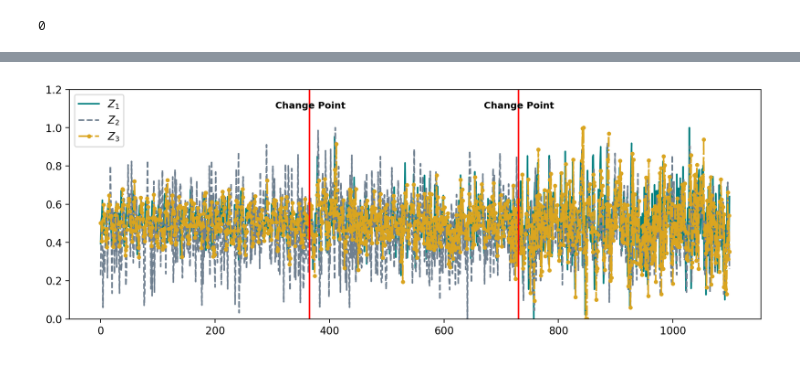
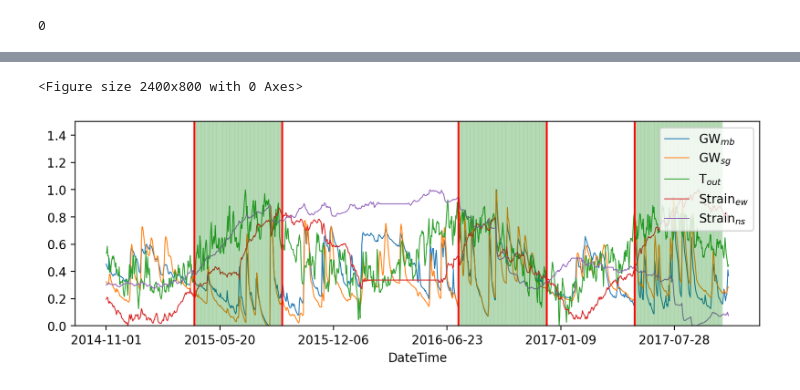
Before and after one commit to wasimahmadpk/RegimeIdentification, a Jupyter notebook: src/regimes_identification.ipynb, the cells around one changed output, grey strips where cells are left out. Cells and saved outputs as stored; diff of their text form; code cells hidden in the pictures.

```diff
--- a/src/regimes_identification.ipynb
+++ b/src/regimes_identification.ipynb
@@ -38,7 +40,7 @@ def pyriemann_clusters(data):
     mapping1 = {}
     mapping2 = {}
 
-    kmeans = Kmeans(3, metric='riemann', tol=1e-3, init='random')
+    kmeans = Kmeans(2, metric='riemann', tol=1e-3, init='random')
     kmeans.fit(data)
     labels = kmeans.predict(data)
     centroids = kmeans.centroids
@@ -112,8 +115,8 @@ data = pd.read_csv(r'../datasets/synthetic_datac.csv')
 # start, end = '2016-06-15', '2016-12-30'
 # mask = (data['DateTime'] > '2014-11-01') & (data['DateTime'] <= '2015-12-28')
 # data = data.loc[mask]
-# data = data.fillna(method='pad')
-# data = data.set_index('DateTime')
+data = data.fillna(method='pad')
+data = data.set_index('DateTime')
 # data = data[start: end]
 data.info()
 # %% [output]
@@ -159,17 +187,17 @@ dtype: int64
 # %%
 # toplot = [ 'rain', 'snow_load', 'pressure_outside','gw_mb', 'gw_sg', 'gw_west', 'strain_ns_corrected']
-# toplot = ['gw_mb', 'gw_sg', 'gw_west', 'gw_south', 'strain_ew_corrected', 'strain_ns_corrected']
-toplot = ['Z1', 'Z2','Z3']
+toplot = ['gw_mb', 'gw_sg', 'temperature_outside', 'strain_ew_corrected', 'strain_ns_corrected']
+# toplot = ['Z1', 'Z2','Z3']
 
 for i in toplot:
-    data[i].plot(use_index=True)
+    data[i].plot(use_index=True, figsize=(10, 4), linewidth=0.75, alpha=0.66)
     plt.legend(toplot)
 
 
-plt.ylim(0, 1.250)
-plt.gcf().autofmt_xdate()
+plt.ylim(0, 1.5)
+# plt.gcf().autofmt_xdate()
 # plt.legend(['Temperature', 'Ground Water', 'Strain_EW', 'Strain_NS'])
-plt.legend(['$Z_{1}$', '$Z_{2}$', '$Z_{3}$'])
+# plt.legend(['$Z_{1}$', '$Z_{2}$', '$Z_{3}$'])
 # plt.savefig("synreg25Apr.png")
 plt.show()
 # %% [output]
@@ -181,5 +205,5 @@ ts = pd.DataFrame(ts, columns=['t1', 't2'])
 # %%
-winsize = 60 # 85
+winsize = 155 # 85
 metricE = 'Euclidean'
 metricR = 'Riemannian'
 clusters, cluster_idx = get_regimes(data, winsize, metricR)
@@ -206,9 +231,9 @@ datanew['Clusters'] = clusters_extended
 #         dfs.append(datanew.loc[datanew['Clusters'] == list(set(clusters))[c]])
 # %%
 # toplot = [ 'rain','strain_ns_corrected', 'tides_ns', 'temperature_outside', 'pressure_outside', 'gw_west']
-# toplot = ['gw_mb', 'gw_sg', 'temperature_outside', 'strain_ew_corrected', 'strain_ns_corrected']
+toplot = ['gw_mb', 'gw_sg', 'temperature_outside', 'strain_ew_corrected', 'strain_ns_corrected']
 # toplot = ['gw_mb', 'gw_sg', 'gw_west', 'gw_south', 'strain_ns_corrected']
-toplot = ['Z1', 'Z3', 'Z5']
+# toplot = ['Z1', 'Z3', 'Z5']
 # toplot = ['Hs', 'P', 'W' ]
 colors = ['r', 'g', 'b', 'y', 'c']
 # toplot = ['t1', 't2']
@@ -220,54 +245,59 @@ start = 0
 # for c in range(len(clusters)):
 
 #     if clusters[c] == 0:
 #             marker = '-'
 #     elif clusters[c] == 1:
 #             marker = '-'
 #     elif clusters[c] == 2:
 #             marker = '-'
 #     for i in toplot:
 
 #         data[i].plot(use_index=True)
 #         plt.legend(toplot)
 # #         plt.plot(t[start: start+winsize], data[toplot[i]].values[start: start + winsize], colors[i]+marker)
 # #         plt.plot(t[start: start + winsize], data[toplot[i+1]].values[start: start + winsize], color)
 # #         plt.plot(t[start: start + winsize], data[toplot[i+2]].values[start: start + winsize], color)
 
 #     start = start + winsize
 
+
 plt.figure(figsize=(12, 4))
 col = ['teal', 'slategrey', 'goldenrod']
 mark = ['-', '--', '.-.']
-for i, v in enumerate(toplot):
-        # data.plot(use_index=True, figsize=(10, 3), linewidth=0.75, alpha=0.66, color=['green', 'blue', 'red'])
-        plt.plot(data[v], mark[i], color=col[i])
+
+# for i, v in enumerate(toplot):
+#         data.plot(use_index=True, figsize=(10, 3), linewidth=0.75)
+#         plt.plot(data[v], mark[i], color=col[i])
 #         plt.plot(t[start: start+winsize], data[toplot[i]].values[start: start + winsize], colors[i]+marker)
 #         plt.plot(t[start: start + winsize], data[toplot[i+1]].values[start: start + winsize], color)
 #         plt.plot(t[start: start + winsize], data[toplot[i+2]].values[start: start + winsize], color)
 
-
+data[toplot].plot(use_index=True, figsize=(10, 3), linewidth=0.75)
 plt.legend(toplot)
 for c in range(len(cluster_idx)):
-        pass
-    # val = cluster_idx[c]
-    # if clusters[c] == 0:
-    #     for v in range(winsize):
-    #         plt.axvline(val+v, color="green", alpha=0.1)
-    # if clusters[c] == 1:
-    #     for v in range(winsize):
-    #         plt.axvline(val+v, color="white", alpha=0.00)
-    # if clusters[c] == 2:
-    #     for v in range(winsize):
-    #         plt.axvline(val+v, color="red", alpha=0.1)
-plt.axvline(x=365, color='red')
-plt.text(305, 1.10, 'Change Point', fontsize=9.0, fontweight='bold')
-plt.axvline(x=730, color='red')
-plt.text(670, 1.10, 'Change Point', fontsize=9.0, fontweight='bold')
-plt.ylim(0, 1.20)
+
+    val = cluster_idx[c]
+    if clusters[c] == 0:
+        for v in range(winsize):
+            plt.axvline(val+v, color="green", alpha=0.1)
+    if clusters[c] == 1:
+        for v in range(winsize):
+            plt.axvline(val+v, color="white", alpha=0.00)
+    if clusters[c] == 2:
+        for v in range(winsize):
+            plt.axvline(val+v, color="red", alpha=0.1)
+    if c not in [0, 3]:
+        plt.axvline(x=val, color='red')
+# plt.axvline(x=365, color='red')
+# plt.text(305, 1.10, 'Change Point', fontsize=9.0, fontweight='bold')
+# plt.axvline(x=730, color='red')
+# plt.text(670, 1.10, 'Change Point', fontsize=9.0, fontweight='bold')
+plt.ylim(0, 1.50)
 # plt.gcf().autofmt_xdate()
-plt.legend(['$Z_{1}$', '$Z_{2}$', '$Z_{3}$'], loc='upper left', fontsize=6, prop=dict(weight='bold'))
-# plt.legend(['GW$_{mb}$', 'GW$_{sg}$', 'T$_{out}$', 'Strain$_{ew}$', 'Strain$_{ns}$'], loc='upper right')
-plt.savefig("../res/synregimes1.png")
+# plt.legend(['$Z_{1}$', '$Z_{2}$', '$Z_{3}$'], loc='upper left', fontsize=6, prop=dict(weight='bold'))
+plt.legend(['GW$_{mb}$', 'GW$_{sg}$', 'T$_{out}$', 'Strain$_{ew}$', 'Strain$_{ns}$'], loc='upper right')
+plt.savefig("georegimes.pdf", bbox_inches='tight')
 plt.show()
 # %% [output]
+<Figure size 2400x800 with 0 Axes>
-[figure, old version]
+[figure, new version]
```
Also changed, not shown: parts of 12 cells of this notebook.
